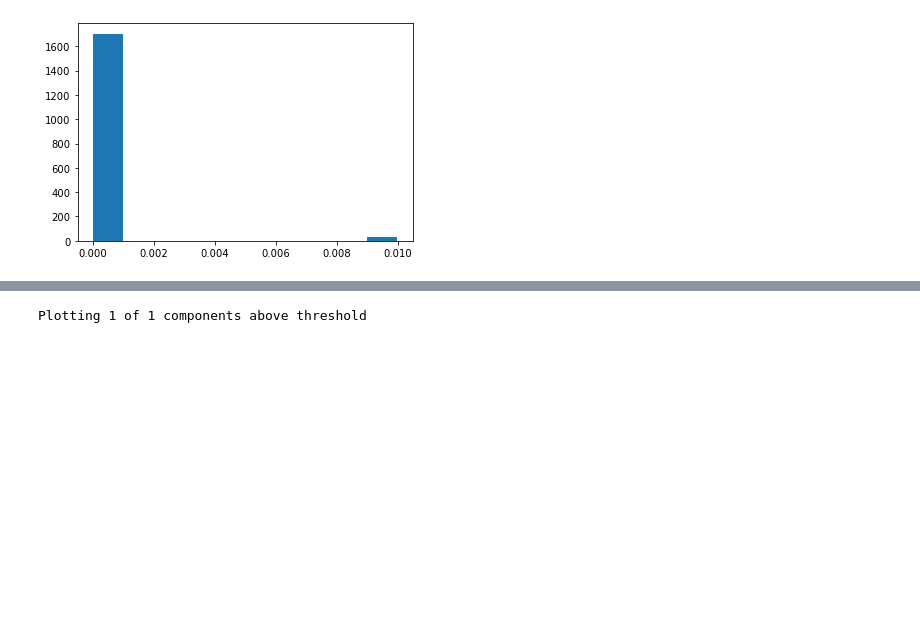
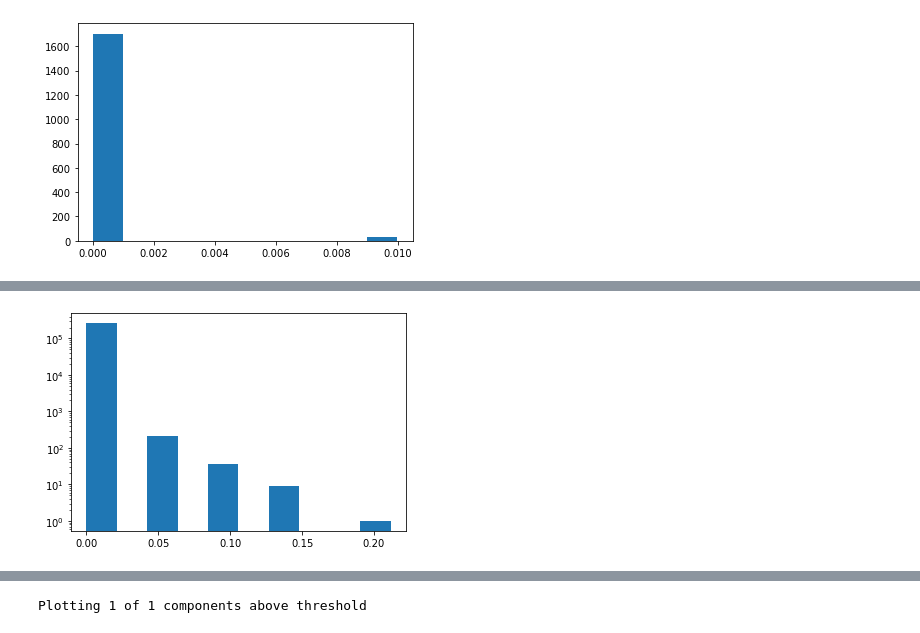
Before and after one commit to akuczala/toric-code, a Jupyter notebook: toric-code-2.ipynb, the cells around one changed output, grey strips where cells are left out. Saved outputs shown, nothing was run; the diff lists cells and outputs as text; code cells hidden in the pictures; blank space fills up the shorter version.

```diff
--- a/toric-code-2.ipynb
+++ b/toric-code-2.ipynb
@@ -51 +49,5 @@ plot_bwr(np.abs(U))
+# %%
+plt.hist(np.abs(v_dense)); plt.yscale('log')
+# %% [output]
+[figure, added]
 # %%
```
Also changed, not shown: parts of 14 cells of this notebook, 10 other files.
